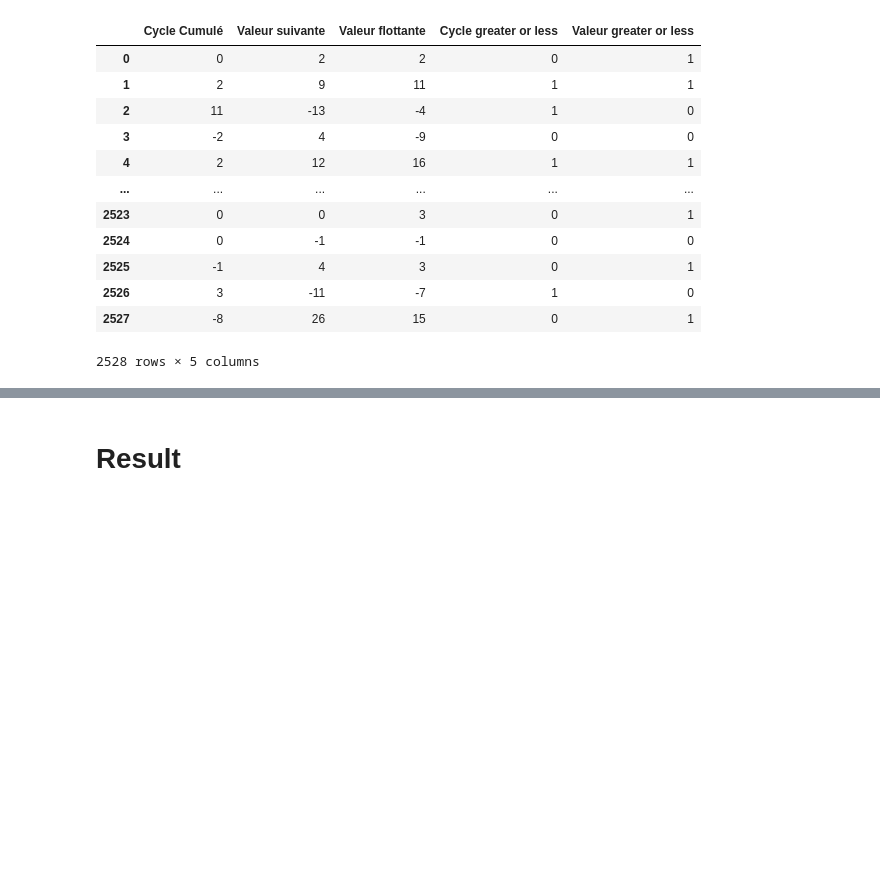
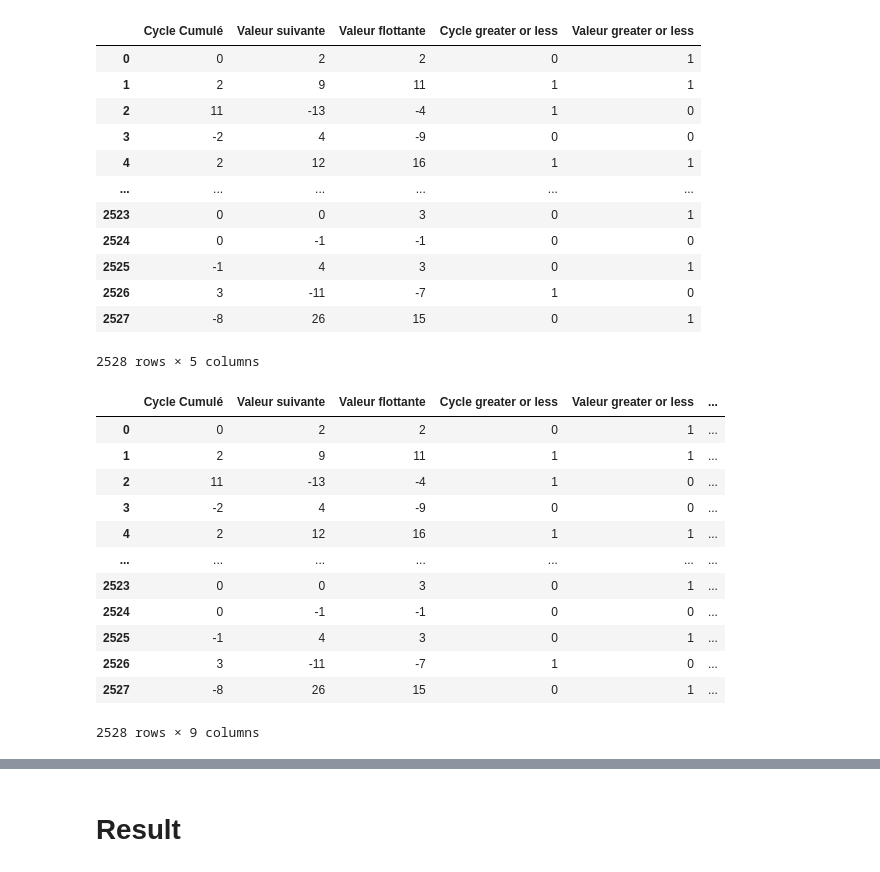
Before and after one commit to vijays4404/TimeSeries, a Jupyter notebook: oscillation-prediction.ipynb, the cells around one changed output, grey strips where cells are left out. Saved outputs shown, nothing was run; the diff lists cells and outputs as text; code cells hidden in the pictures; blank space fills up the shorter version.

```diff
--- a/oscillation-prediction.ipynb
+++ b/oscillation-prediction.ipynb
@@ -155,3 +166,27 @@ df_new
 | 2526 | 3 | -11 | -7 | 1 | 0 |
 | 2527 | -8 | 26 | 15 | 0 | 1 |
 2528 rows × 5 columns
+# %%
+
+df_new['Cycle_Moving Average'] = df_new['Cycle Cumulé'].rolling(window=2).mean()
+
+df_new['Cycle_Cumulative Deviation'] = (df_new['Cycle Cumulé'] - df_new['Cycle Cumulé'].mean()).cumsum()
+df_new['Valeur_Moving Average'] = df_new['Valeur flottante'].rolling(window=2).mean()
+
+df_new['Valeur_Cumulative Deviation'] = (df_new['Valeur flottante'] - df_new['Valeur flottante'].mean()).cumsum()
+# %%
+df_new
+# %% [output]
+|  | Cycle Cumulé | Valeur suivante | Valeur flottante | Cycle greater or less | Valeur greater or less | ... |
+| 0 | 0 | 2 | 2 | 0 | 1 | ... |
+| 1 | 2 | 9 | 11 | 1 | 1 | ... |
+| 2 | 11 | -13 | -4 | 1 | 0 | ... |
+| 3 | -2 | 4 | -9 | 0 | 0 | ... |
+| 4 | 2 | 12 | 16 | 1 | 1 | ... |
+| ... | ... | ... | ... | ... | ... | ... |
+| 2523 | 0 | 0 | 3 | 0 | 1 | ... |
+| 2524 | 0 | -1 | -1 | 0 | 0 | ... |
+| 2525 | -1 | 4 | 3 | 0 | 1 | ... |
+| 2526 | 3 | -11 | -7 | 1 | 0 | ... |
+| 2527 | -8 | 26 | 15 | 0 | 1 | ... |
+2528 rows × 9 columns
```
Also changed, not shown: parts of 28 cells of this notebook.
